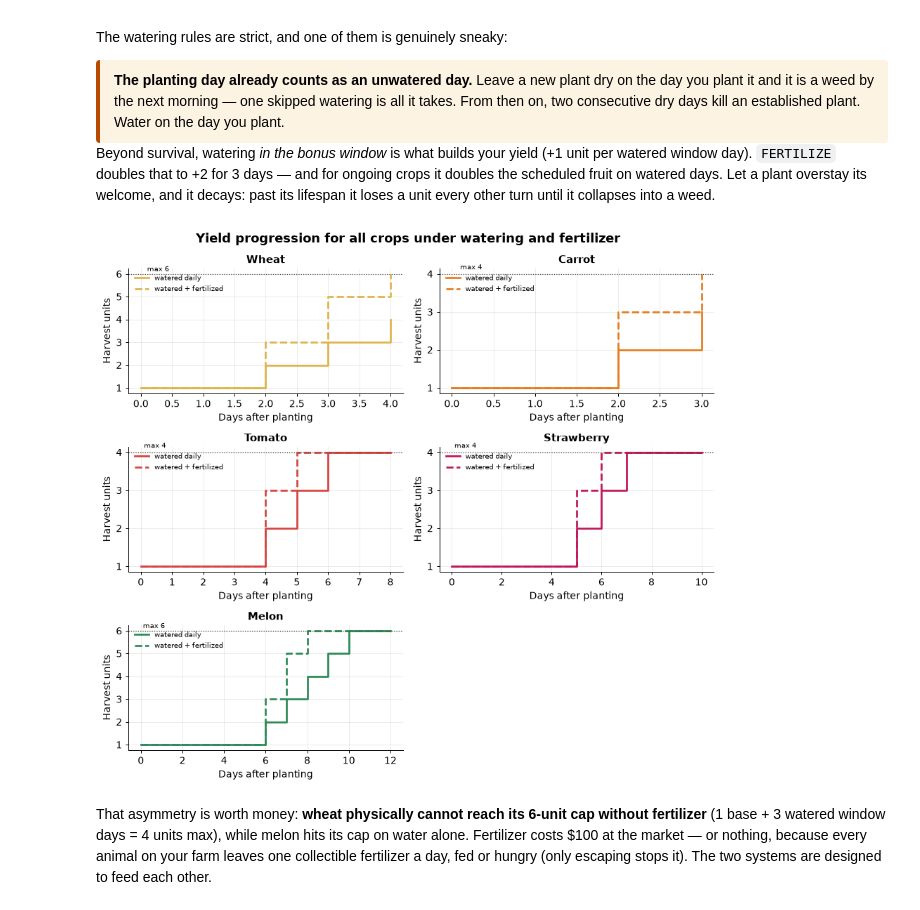
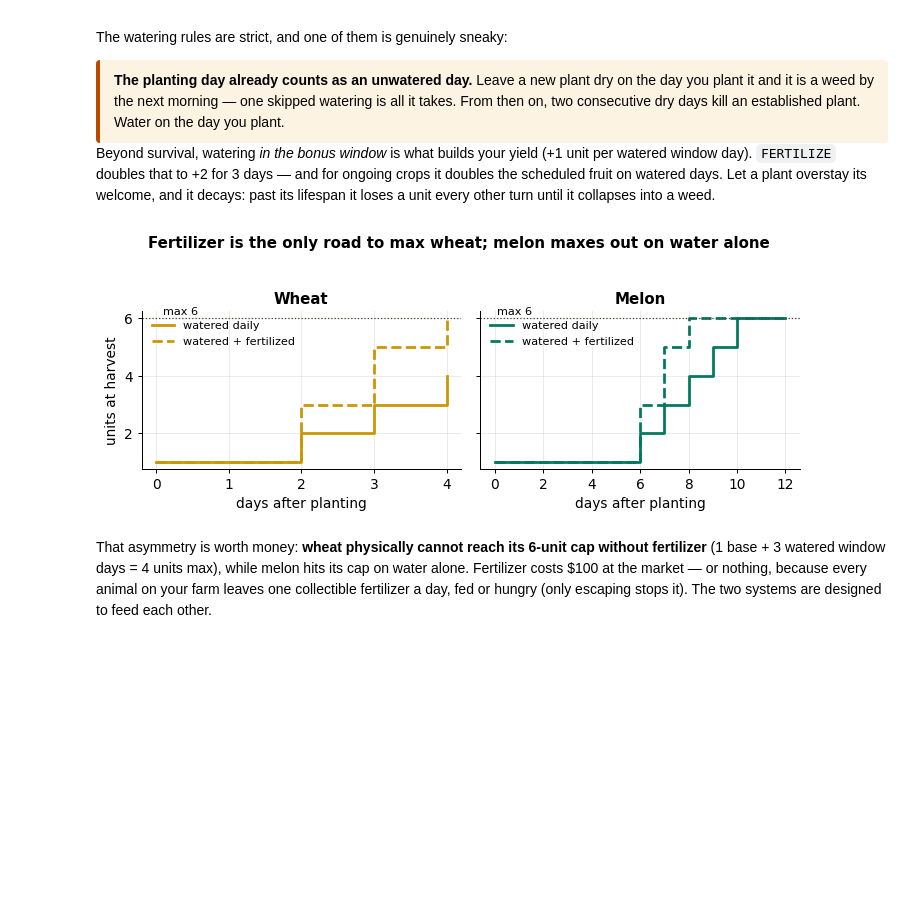
Before and after one commit to bravefe/Kaggriculture, a Jupyter notebook: kaggriculture-visualized-what-every-crop-pays.ipynb, the cells around one changed output. Saved outputs shown, nothing was run; the diff lists cells and outputs as text; code cells hidden in the pictures; blank space fills up the shorter version.

Commit message:
copy a new file of this 	modified:   kaggriculture-visualized-what-every-crop-pays.ipynb

```diff
--- a/kaggriculture-visualized-what-every-crop-pays.ipynb
+++ b/kaggriculture-visualized-what-every-crop-pays.ipynb
@@ -571,77 +569,33 @@ window day). `FERTILIZE` doubles that to +2 for 3 days — and for ongoing crops
 scheduled fruit on watered days. Let a plant overstay its welcome, and it decays: past its
 lifespan it loses a unit every other turn until it collapses into a weed.
 # %%
-CROP_C = {
-    "WHEAT": "#E0B44C",
-    "CARROT": "#E67E22",
-    "TOMATO": "#D64541",
-    "STRAWBERRY": "#C2185B",
-    "MELON": "#2E8B57",
-}
-
 def yield_curve(crop, water=True, fert=False):
-    """Day-by-day harvestable units for a one-shot crop."""
-    c = CROPS[crop]
-    units = 1
-    curve = []
+    # Day-by-day harvestable units for a one-shot crop (engine WATER logic, per day).
+    c, units, curve = CROPS[crop], 1, []
     w0 = (c["max_yield_day"] + 1) // 2
-
-    for age in range(c["max_yield_day"] + 1):
+    for age in range(0, c["max_yield_day"] + 1):
         if water and w0 <= age <= c["max_yield_day"]:
             units = min(c["max_yield"], units + (2 if fert else 1))
         curve.append(units)
     return curve
 
-crops = ["WHEAT", "CARROT", "TOMATO", "STRAWBERRY", "MELON"]
-
-fig, axes = plt.subplots(3, 2, figsize=(10, 9), sharey=False)
-axes = axes.ravel()
-
-for ax, crop in zip(axes, crops):
+fig, axes = plt.subplots(1, 2, figsize=(8.2, 3.1), sharey=True)
+for ax, crop in zip(axes, ["WHEAT", "MELON"]):
     c = CROPS[crop]
-
-    for fert, style, label in [
-        (False, "-", "watered daily"),
-        (True, "--", "watered + fertilized"),
-    ]:
+    for fert, style, lbl in [(False, "-", "watered daily"), (True, "--", "watered + fertilized")]:
         curve = yield_curve(crop, fert=fert)
-        ax.step(
-            range(len(curve)),
-            curve,
-            style,
-            where="post",
-            color=CROP_C[crop],
-            lw=2.2,
-            label=label,
-        )
-
+        ax.step(range(len(curve)), curve, style, where="post", color=CROP_C[crop],
+                lw=2.2, label=lbl)
     ax.axhline(c["max_yield"], color="#4A3F35", lw=1, ls=":")
-    ax.text(
-        0.1,
-        c["max_yield"] + 0.12,
-        f"max {c['max_yield']}",
-        fontsize=8,
-    )
-
-    ax.set_title(crop.title(), weight="bold")
-    ax.set_xlabel("Days after planting")
-    ax.set_ylabel("Harvest units")
-    ax.legend(fontsize=8, frameon=False, loc="upper left")
-
-# Hide the unused 6th subplot
-axes[-1].axis("off")
-
-fig.suptitle(
-    "Yield progression for all crops under watering and fertilizer",
-    fontsize=14,
-    weight="bold",
-    y=0.98,
-)
-
-plt.tight_layout()
-plt.show()
+    ax.text(0.1, c["max_yield"] + .12, f"max {c['max_yield']}", fontsize=9)
+    ax.set_title(crop.title()); ax.set_xlabel("days after planting")
+    ax.legend(fontsize=9, loc="upper left", frameon=False)
+axes[0].set_ylabel("units at harvest")
+fig.suptitle("Fertilizer is the only road to max wheat; melon maxes out on water alone",
+             fontsize=12, weight="bold", y=1.04)
+plt.tight_layout(); plt.show()
 # %% [output]
-[figure, old version]
+[figure, new version]
 # %% [markdown]
 That asymmetry is worth money: **wheat physically cannot reach its 6-unit cap without fertilizer**
 (1 base + 3 watered window days = 4 units max), while melon hits its cap on water alone. Fertilizer costs \$100
```
Also changed, not shown: parts of 14 cells of this notebook.
